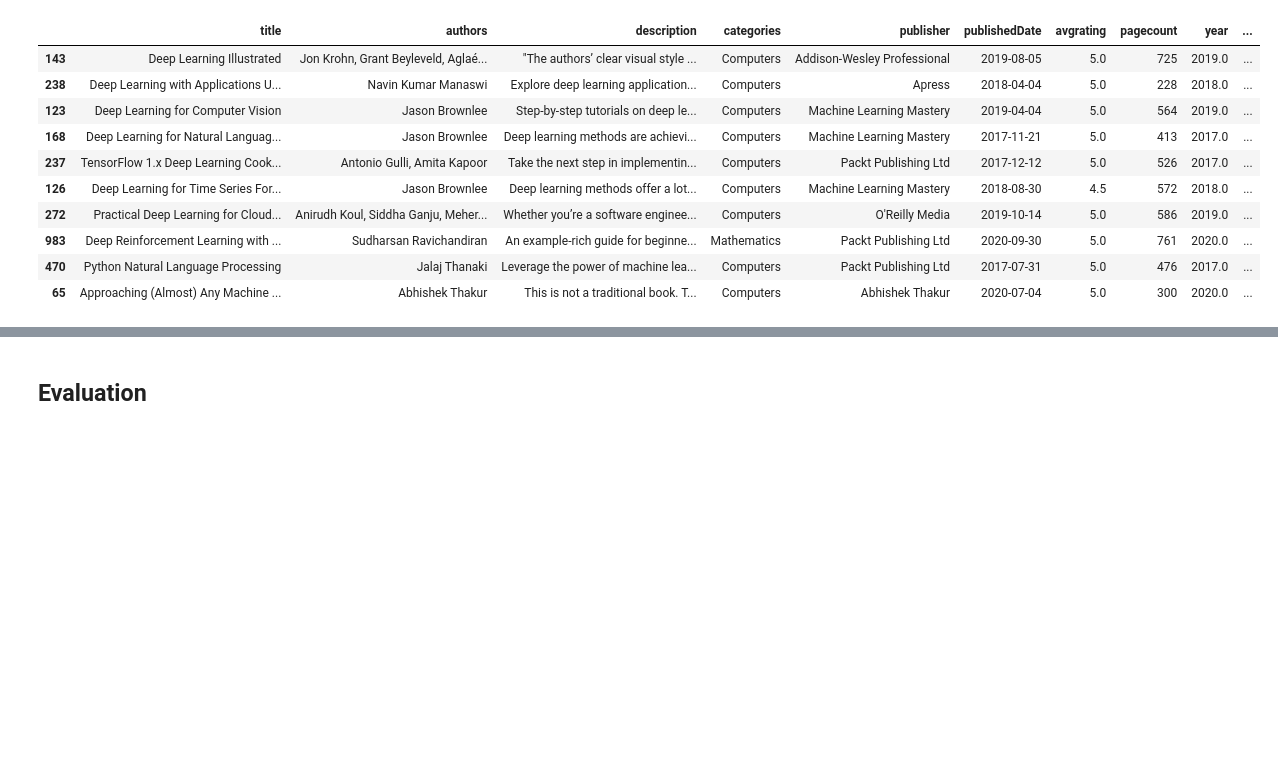
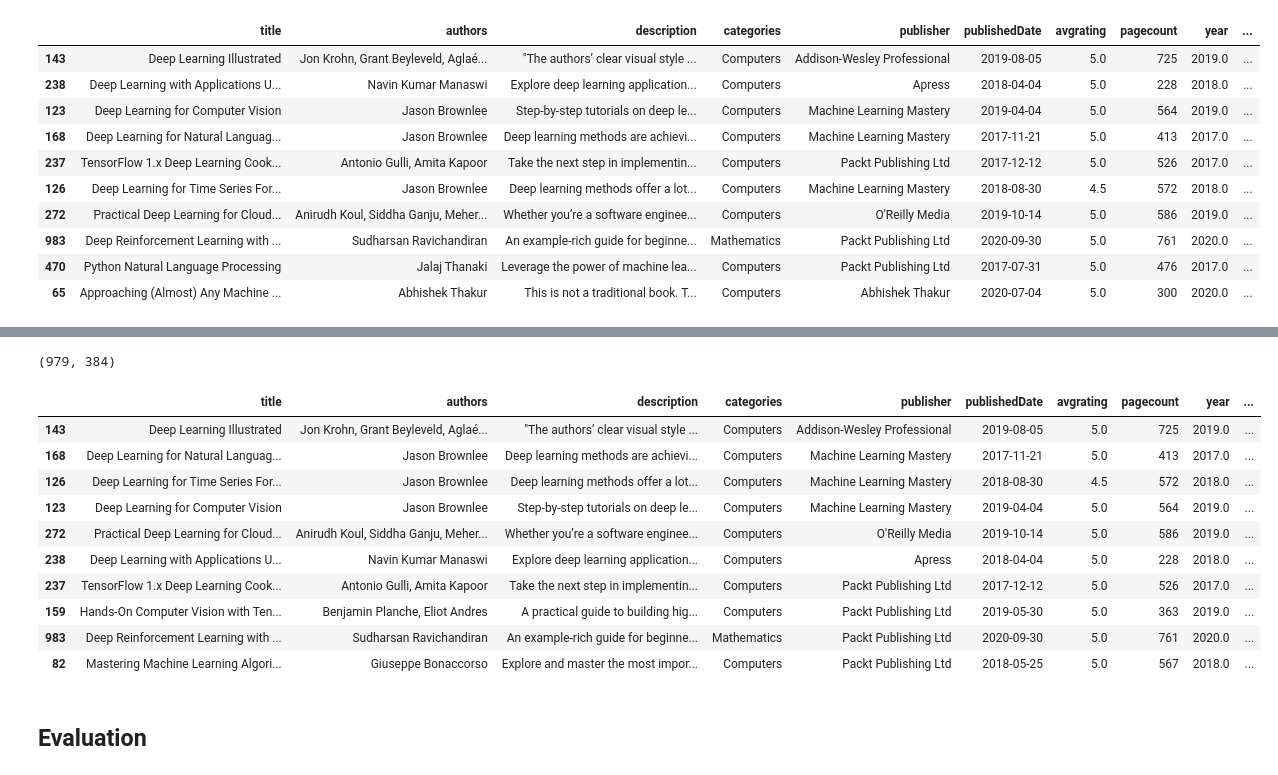
Before and after one commit to ckswainds/Book-Recomendation, a Jupyter notebook: notebooks/Book_Rec.ipynb, the cells around one changed output, grey strips where cells are left out. Saved outputs shown, nothing was run; the diff lists cells and outputs as text; code cells hidden in the pictures; blank space fills up the shorter version.

```diff
--- a/notebooks/Book_Rec.ipynb
+++ b/notebooks/Book_Rec.ipynb
@@ -644,3 +633,38 @@ top_paper
+# %%
+embeddings = model.encode(df_books_sim["combined_text"].tolist(),normalize_embeddings=True)
+# %%
+embeddings.shape
+# %% [output]
+(979, 384)
+# %%
+query=["Deep learning"]
+book_sims=util.cos_sim(model.encode(query,normalize_embeddings=True),embeddings)
+# %%
+book_sims=book_sims.reshape(-1)
+# %%
+df_books["sim_score"]=book_sims
+df_books["final_score"] = (
+    0.55 * df_books["sim_score"] +
+    0.25 * df_books["rating_score"] +
+    0.15 * df_books["recency_score"] +
+    0.05 * df_books["page_score"]
+)
+
+top_books = df_books.sort_values("final_score", ascending=False).head(10)
+# %%
+top_books
+# %% [output]
+|  | title | authors | description | categories | publisher | publishedDate | avgrating | pagecount | year | ... |
+| 143 | Deep Learning Illustrated | Jon Krohn, Grant Beyleveld, Aglaé... | "The authors’ clear visual style ... | Computers | Addison-Wesley Professional | 2019-08-05 | 5.0 | 725 | 2019.0 | ... |
+| 168 | Deep Learning for Natural Languag... | Jason Brownlee | Deep learning methods are achievi... | Computers | Machine Learning Mastery | 2017-11-21 | 5.0 | 413 | 2017.0 | ... |
+| 126 | Deep Learning for Time Series For... | Jason Brownlee | Deep learning methods offer a lot... | Computers | Machine Learning Mastery | 2018-08-30 | 4.5 | 572 | 2018.0 | ... |
+| 123 | Deep Learning for Computer Vision | Jason Brownlee | Step-by-step tutorials on deep le... | Computers | Machine Learning Mastery | 2019-04-04 | 5.0 | 564 | 2019.0 | ... |
+| 272 | Practical Deep Learning for Cloud... | Anirudh Koul, Siddha Ganju, Meher... | Whether you’re a software enginee... | Computers | O'Reilly Media | 2019-10-14 | 5.0 | 586 | 2019.0 | ... |
+| 238 | Deep Learning with Applications U... | Navin Kumar Manaswi | Explore deep learning application... | Computers | Apress | 2018-04-04 | 5.0 | 228 | 2018.0 | ... |
+| 237 | TensorFlow 1.x Deep Learning Cook... | Antonio Gulli, Amita Kapoor | Take the next step in implementin... | Computers | Packt Publishing Ltd | 2017-12-12 | 5.0 | 526 | 2017.0 | ... |
+| 159 | Hands-On Computer Vision with Ten... | Benjamin Planche, Eliot Andres | A practical guide to building hig... | Computers | Packt Publishing Ltd | 2019-05-30 | 5.0 | 363 | 2019.0 | ... |
+| 983 | Deep Reinforcement Learning with ... | Sudharsan Ravichandiran | An example-rich guide for beginne... | Mathematics | Packt Publishing Ltd | 2020-09-30 | 5.0 | 761 | 2020.0 | ... |
+| 82 | Mastering Machine Learning Algori... | Giuseppe Bonaccorso | Explore and master the most impor... | Computers | Packt Publishing Ltd | 2018-05-25 | 5.0 | 567 | 2018.0 | ... |
 # %% [markdown]
 ## Evaluation
 # %%
```
Also changed, not shown: parts of 8 cells of this notebook, 3 other files.
